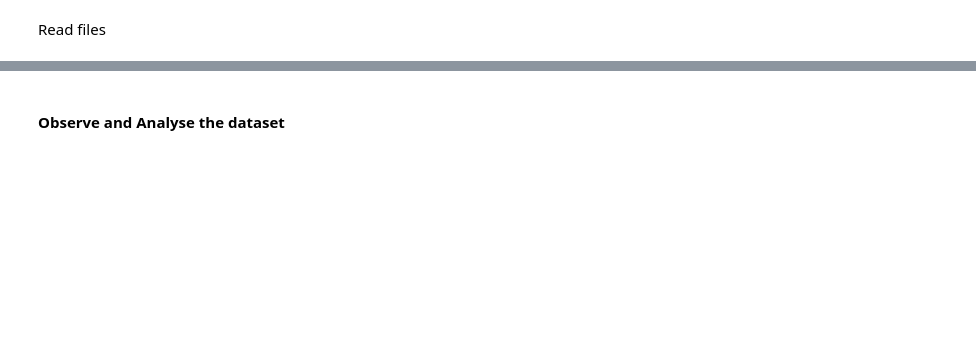
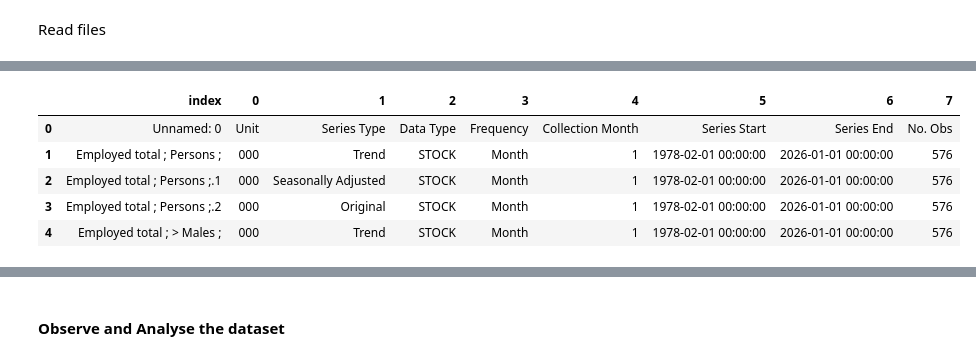
Before and after one commit to Abotyt/australiaMarketExpansionStrategy, a Jupyter notebook: AustralianUnemployedPrediction/DataWrangling&Cleaning/DataCleaning.ipynb, the cells around one changed output, grey strips where cells are left out. Saved outputs shown, nothing was run; the diff lists cells and outputs as text; code cells hidden in the pictures; blank space fills up the shorter version.

```diff
--- a/AustralianUnemployedPrediction/DataWrangling&Cleaning/DataCleaning.ipynb
+++ b/AustralianUnemployedPrediction/DataWrangling&Cleaning/DataCleaning.ipynb
@@ -37,0 +103,11 @@ EmploymentByState_NewSouthWales_Original = pd.read_excel(EmploymentByState_NewSo
+# %%
+# reset index
+mata_data_reindex = mata_data.reset_index()
+mata_data_reindex.head()
+# %% [output]
+|  | index | 0 | 1 | 2 | 3 | 4 | 5 | 6 | 7 |
+| 0 | Unnamed: 0 | Unit | Series Type | Data Type | Frequency | Collection Month | Series Start | Series End | No. Obs |
+| 1 | Employed total ; Persons ; | 000 | Trend | STOCK | Month | 1 | 1978-02-01 00:00:00 | 2026-01-01 00:00:00 | 576 |
+| 2 | Employed total ; Persons ;.1 | 000 | Seasonally Adjusted | STOCK | Month | 1 | 1978-02-01 00:00:00 | 2026-01-01 00:00:00 | 576 |
+| 3 | Employed total ; Persons ;.2 | 000 | Original | STOCK | Month | 1 | 1978-02-01 00:00:00 | 2026-01-01 00:00:00 | 576 |
+| 4 | Employed total ; > Males ; | 000 | Trend | STOCK | Month | 1 | 1978-02-01 00:00:00 | 2026-01-01 00:00:00 | 576 |
```
Also changed, not shown: parts of 154 cells of this notebook.
